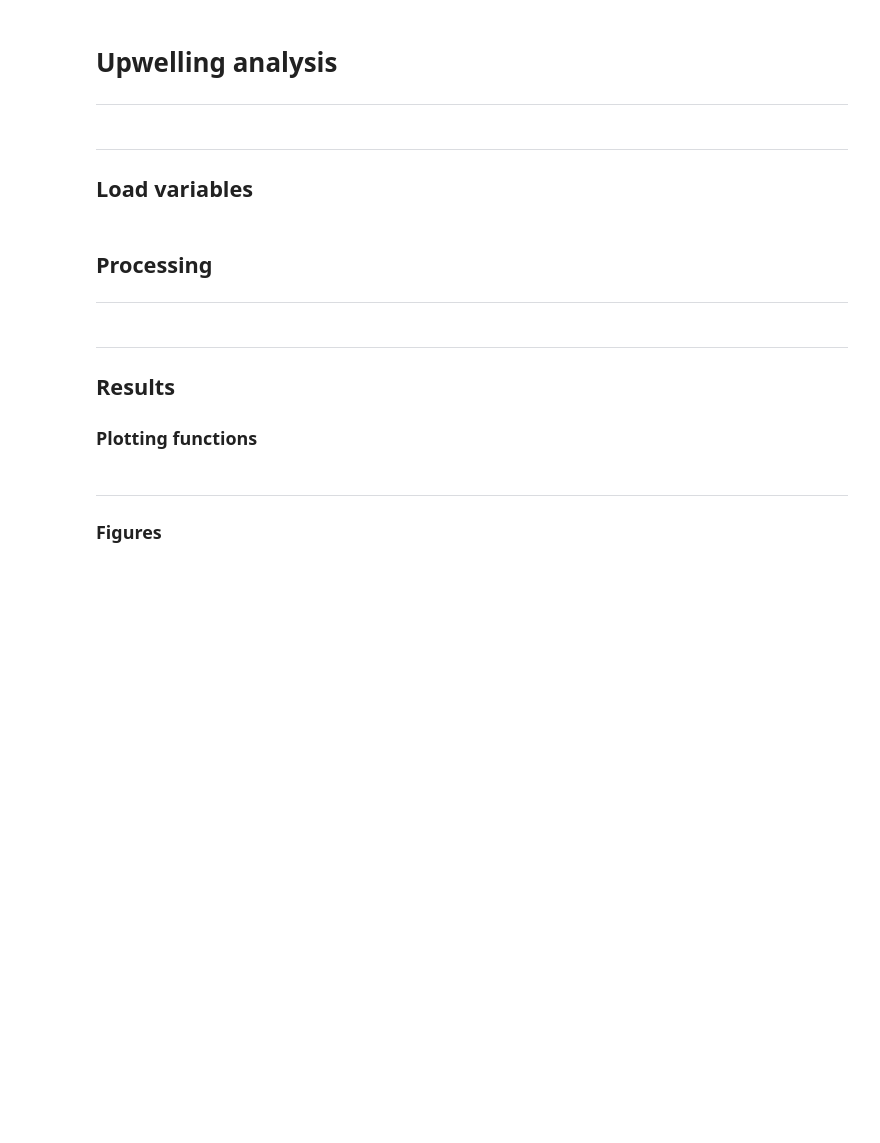
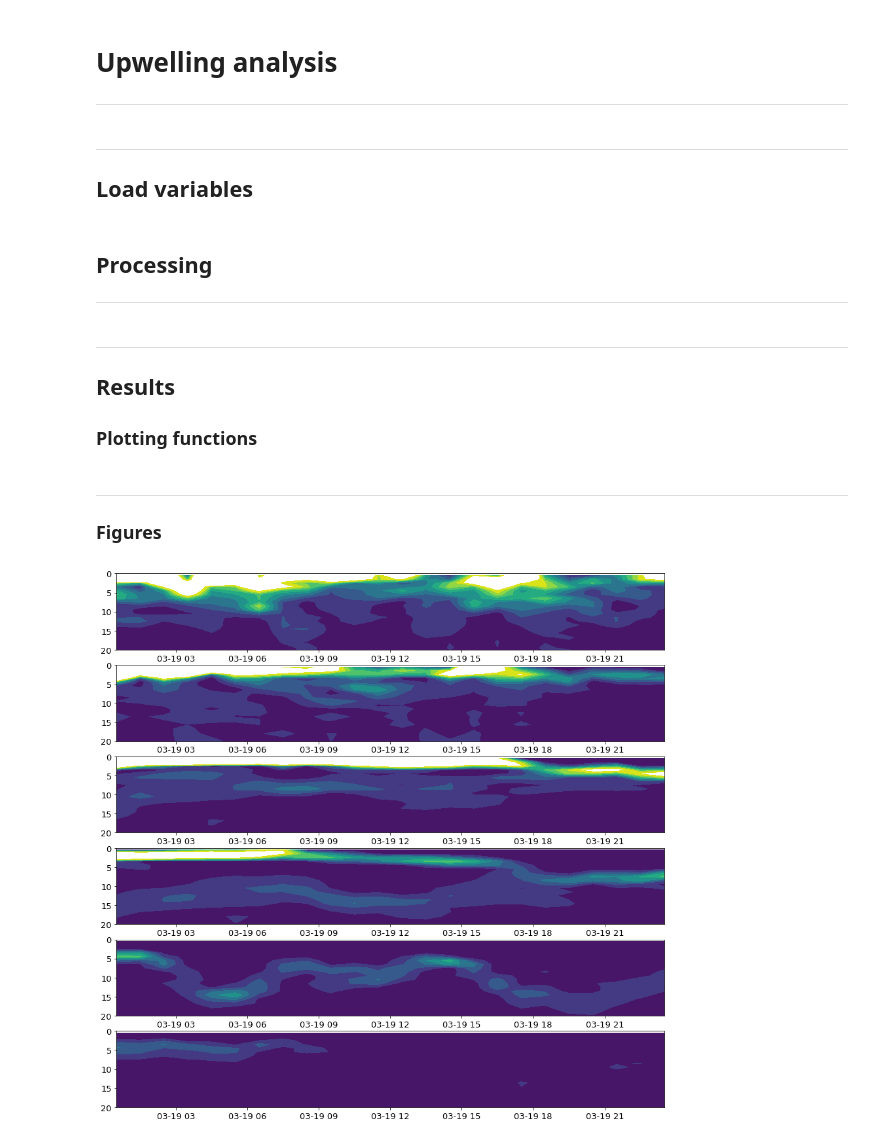
Before and after one commit to SalishSeaCast/SoG_upwelling_EOF_paper, a Jupyter notebook: notebooks/Upwelling_analysis.ipynb, the cells around one changed output. Cells and saved outputs as stored; diff of their text form; code cells hidden in the pictures; blank space fills up the shorter version.

```diff
--- a/notebooks/Upwelling_analysis.ipynb
+++ b/notebooks/Upwelling_analysis.ipynb
@@ -184,3 +403,19 @@ def plot_property_space():
 ***
 
 ### Figures
+# %%
+fig, axs = plt.subplots(6, 1, figsize=(15, 15))
+
+fn = ps.make_prefix(parse(events['S'][1])+timedelta(days=1)) + '_grid_T.nc'
+with xr.open_dataset(fn) as ds:
+
+    for ax, j, i in zip(tqdm(axs), *[sections['S']['ji'][col][::10] for col in [0, 1]]):
+        tmask_brdcst = np.broadcast_to(tmask[:, j, i+5], (24, 40))
+        deptht_brdcst = deptht[np.newaxis, :]
+        rho = ps.calc_rho(ds.isel(y=j, x=i+5), deptht_brdcst, tmask_brdcst)
+        interp_rho = interp1d(deptht, rho, axis=1, fill_value='extrapolate')
+        N2 = const['g'] / const['rho_0'] * np.diff(interp_rho(depthw), axis=1) / e3t[np.newaxis, :-1]
+        ax.contourf(ds.time_counter, deptht[:-1], N2.T, levels=np.arange(0, 0.005, 0.0005))
+        ax.set_ylim([20, 0])
+# %% [output]
+[figure, added]
```
Also changed, not shown: parts of 15 cells of this notebook, 7 other files.
